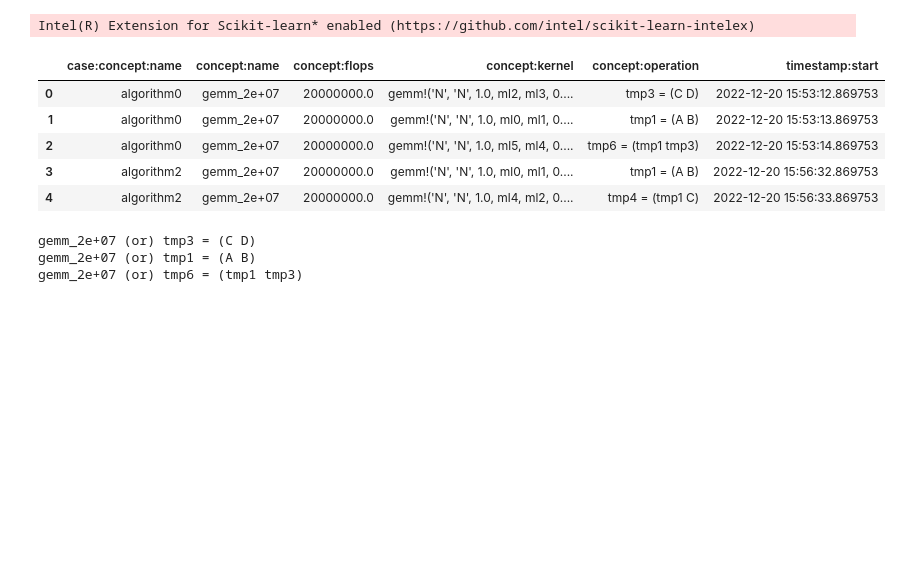
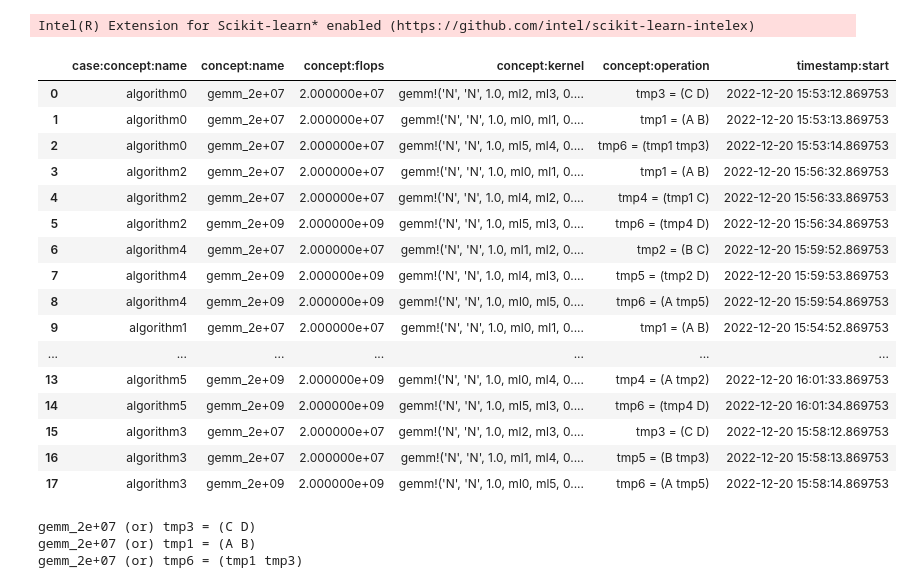
Before and after one commit to as641651/ProcessCompare, a Jupyter notebook: notebooks/dfg_compare-mc.ipynb, the cells around one changed output. Saved outputs shown, nothing was run; the diff lists cells and outputs as text; code cells hidden in the pictures; blank space fills up the shorter version.

```diff
--- a/notebooks/dfg_compare-mc.ipynb
+++ b/notebooks/dfg_compare-mc.ipynb
@@ -7,14 +7,25 @@ Intel(R) Extension for Scikit-learn* enabled (https://github.com/intel/scikit-le
 # %%
 df = pd.read_csv('data/event_meta_table-mc.csv',sep=';')
 # %%
-df.head()
+df
 # %% [output]
 |  | case:concept:name | concept:name | concept:flops | concept:kernel | concept:operation | timestamp:start |
-| 0 | algorithm0 | gemm_2e+07 | 20000000.0 | gemm!('N', 'N', 1.0, ml2, ml3, 0.... | tmp3 = (C D) | 2022-12-20 15:53:12.869753 |
-| 1 | algorithm0 | gemm_2e+07 | 20000000.0 | gemm!('N', 'N', 1.0, ml0, ml1, 0.... | tmp1 = (A B) | 2022-12-20 15:53:13.869753 |
-| 2 | algorithm0 | gemm_2e+07 | 20000000.0 | gemm!('N', 'N', 1.0, ml5, ml4, 0.... | tmp6 = (tmp1 tmp3) | 2022-12-20 15:53:14.869753 |
-| 3 | algorithm2 | gemm_2e+07 | 20000000.0 | gemm!('N', 'N', 1.0, ml0, ml1, 0.... | tmp1 = (A B) | 2022-12-20 15:56:32.869753 |
-| 4 | algorithm2 | gemm_2e+07 | 20000000.0 | gemm!('N', 'N', 1.0, ml4, ml2, 0.... | tmp4 = (tmp1 C) | 2022-12-20 15:56:33.869753 |
+| 0 | algorithm0 | gemm_2e+07 | 2.000000e+07 | gemm!('N', 'N', 1.0, ml2, ml3, 0.... | tmp3 = (C D) | 2022-12-20 15:53:12.869753 |
+| 1 | algorithm0 | gemm_2e+07 | 2.000000e+07 | gemm!('N', 'N', 1.0, ml0, ml1, 0.... | tmp1 = (A B) | 2022-12-20 15:53:13.869753 |
+| 2 | algorithm0 | gemm_2e+07 | 2.000000e+07 | gemm!('N', 'N', 1.0, ml5, ml4, 0.... | tmp6 = (tmp1 tmp3) | 2022-12-20 15:53:14.869753 |
+| 3 | algorithm2 | gemm_2e+07 | 2.000000e+07 | gemm!('N', 'N', 1.0, ml0, ml1, 0.... | tmp1 = (A B) | 2022-12-20 15:56:32.869753 |
+| 4 | algorithm2 | gemm_2e+07 | 2.000000e+07 | gemm!('N', 'N', 1.0, ml4, ml2, 0.... | tmp4 = (tmp1 C) | 2022-12-20 15:56:33.869753 |
+| 5 | algorithm2 | gemm_2e+09 | 2.000000e+09 | gemm!('N', 'N', 1.0, ml5, ml3, 0.... | tmp6 = (tmp4 D) | 2022-12-20 15:56:34.869753 |
+| 6 | algorithm4 | gemm_2e+07 | 2.000000e+07 | gemm!('N', 'N', 1.0, ml1, ml2, 0.... | tmp2 = (B C) | 2022-12-20 15:59:52.869753 |
+| 7 | algorithm4 | gemm_2e+09 | 2.000000e+09 | gemm!('N', 'N', 1.0, ml4, ml3, 0.... | tmp5 = (tmp2 D) | 2022-12-20 15:59:53.869753 |
+| 8 | algorithm4 | gemm_2e+09 | 2.000000e+09 | gemm!('N', 'N', 1.0, ml0, ml5, 0.... | tmp6 = (A tmp5) | 2022-12-20 15:59:54.869753 |
+| 9 | algorithm1 | gemm_2e+07 | 2.000000e+07 | gemm!('N', 'N', 1.0, ml0, ml1, 0.... | tmp1 = (A B) | 2022-12-20 15:54:52.869753 |
+| ... | ... | ... | ... | ... | ... | ... |
+| 13 | algorithm5 | gemm_2e+09 | 2.000000e+09 | gemm!('N', 'N', 1.0, ml0, ml4, 0.... | tmp4 = (A tmp2) | 2022-12-20 16:01:33.869753 |
+| 14 | algorithm5 | gemm_2e+09 | 2.000000e+09 | gemm!('N', 'N', 1.0, ml5, ml3, 0.... | tmp6 = (tmp4 D) | 2022-12-20 16:01:34.869753 |
+| 15 | algorithm3 | gemm_2e+07 | 2.000000e+07 | gemm!('N', 'N', 1.0, ml2, ml3, 0.... | tmp3 = (C D) | 2022-12-20 15:58:12.869753 |
+| 16 | algorithm3 | gemm_2e+07 | 2.000000e+07 | gemm!('N', 'N', 1.0, ml1, ml4, 0.... | tmp5 = (B tmp3) | 2022-12-20 15:58:13.869753 |
+| 17 | algorithm3 | gemm_2e+09 | 2.000000e+09 | gemm!('N', 'N', 1.0, ml0, ml5, 0.... | tmp6 = (A tmp5) | 2022-12-20 15:58:14.869753 |
 # %%
 xes_log = log_converter.apply(df)
 # %%
```
Also changed, not shown: parts of 2 cells of this notebook, 5 other files.
